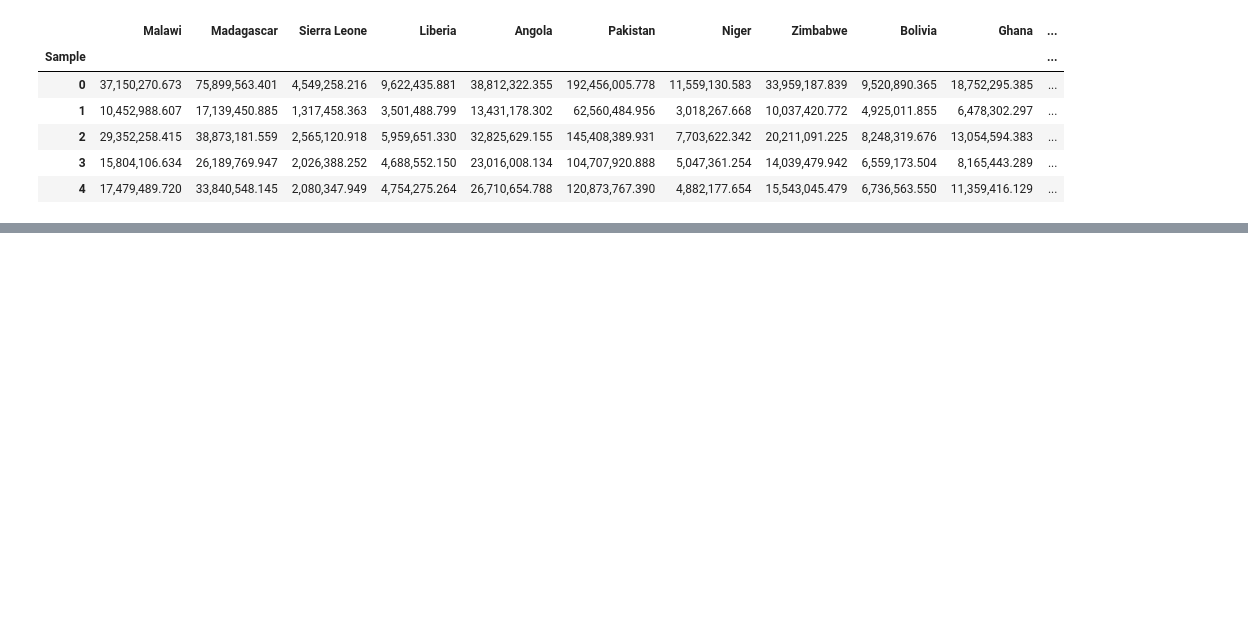
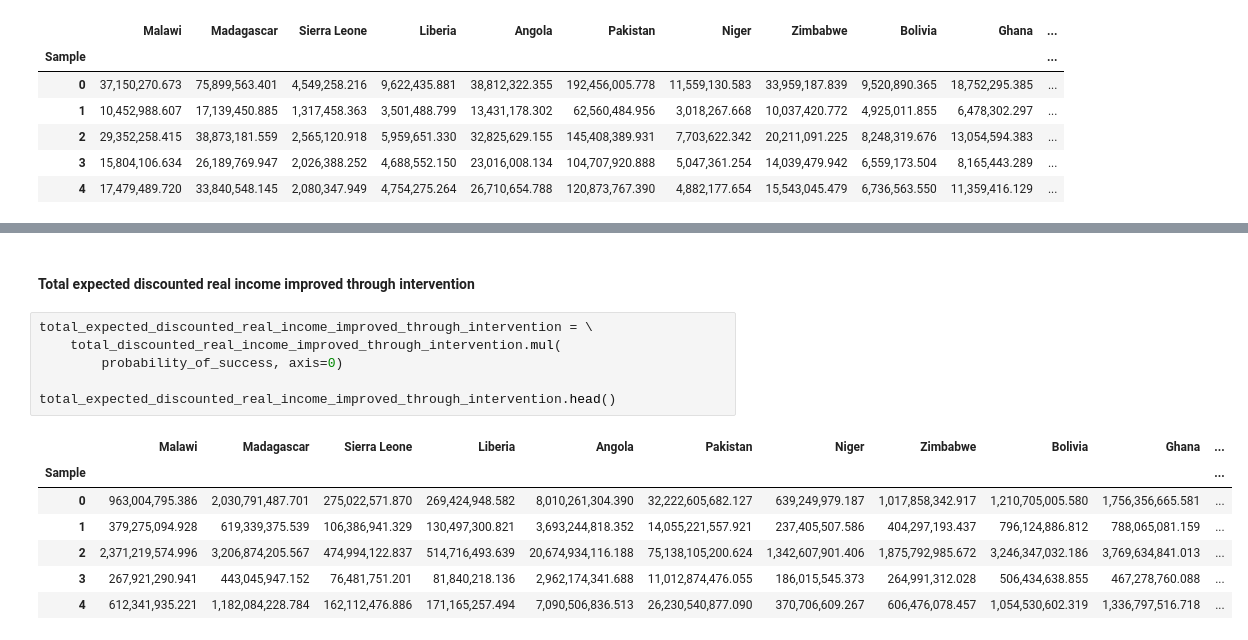
Before and after one commit to ordinaryevidence/leep-cea-2024, a Jupyter notebook: main.ipynb, the cells around one changed output, grey strips where cells are left out. Cells and saved outputs as stored; diff of their text form; blank space fills up the shorter version.

```diff
--- a/main.ipynb
+++ b/main.ipynb
@@ -610,0 +748,16 @@ total_expected_number_of_homes_with_averted_lead_paint.head()
+# %% [markdown]
+#### Total expected discounted real income improved through intervention
+# %%
+total_expected_discounted_real_income_improved_through_intervention = \
+    total_discounted_real_income_improved_through_intervention.mul(
+        probability_of_success, axis=0)
+
+total_expected_discounted_real_income_improved_through_intervention.head()
+# %% [output]
+|  | Malawi | Madagascar | Sierra Leone | Liberia | Angola | Pakistan | Niger | Zimbabwe | Bolivia | Ghana | ... |
+| Sample |  |  |  |  |  |  |  |  |  |  | ... |
+| 0 | 963,004,795.386 | 2,030,791,487.701 | 275,022,571.870 | 269,424,948.582 | 8,010,261,304.390 | 32,222,605,682.127 | 639,249,979.187 | 1,017,858,342.917 | 1,210,705,005.580 | 1,756,356,665.581 | ... |
+| 1 | 379,275,094.928 | 619,339,375.539 | 106,386,941.329 | 130,497,300.821 | 3,693,244,818.352 | 14,055,221,557.921 | 237,405,507.586 | 404,297,193.437 | 796,124,886.812 | 788,065,081.159 | ... |
+| 2 | 2,371,219,574.996 | 3,206,874,205.567 | 474,994,122.837 | 514,716,493.639 | 20,674,934,116.188 | 75,138,105,200.624 | 1,342,607,901.406 | 1,875,792,985.672 | 3,246,347,032.186 | 3,769,634,841.013 | ... |
+| 3 | 267,921,290.941 | 443,045,947.152 | 76,481,751.201 | 81,840,218.136 | 2,962,174,341.688 | 11,012,874,476.055 | 186,015,545.373 | 264,991,312.028 | 506,434,638.855 | 467,278,760.088 | ... |
+| 4 | 612,341,935.221 | 1,182,084,228.784 | 162,112,476.886 | 171,165,257.494 | 7,090,506,836.513 | 26,230,540,877.090 | 370,706,609.267 | 606,476,078.457 | 1,054,530,602.319 | 1,336,797,516.718 | ... |
```
Also changed, not shown: parts of 22 cells of this notebook.
